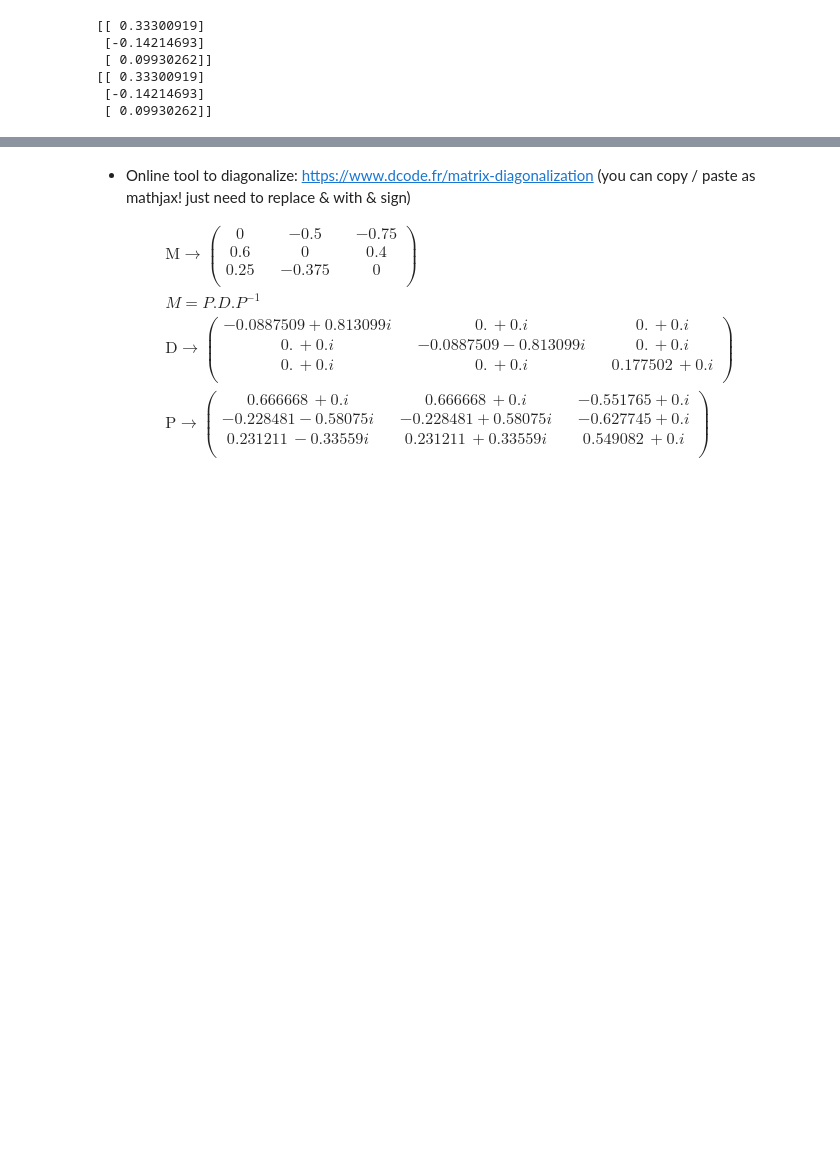
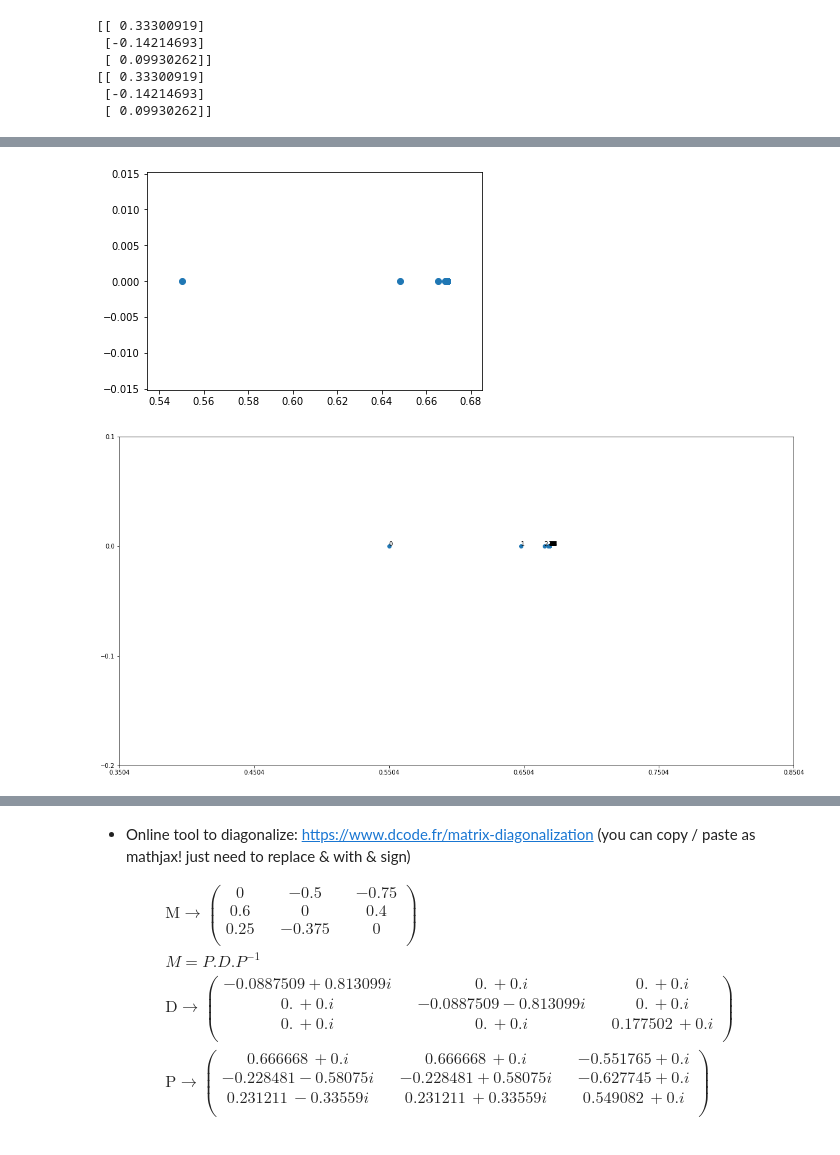
Before and after one commit to saibaba/IterativeMethods, a Jupyter notebook: IterativeMethodsForSolvingLinearSystemOfEquations.ipynb, the cells around one changed output, grey strips where cells are left out. Saved outputs shown, nothing was run; the diff lists cells and outputs as text; code cells hidden in the pictures; blank space fills up the shorter version.

```diff
--- a/IterativeMethodsForSolvingLinearSystemOfEquations.ipynb
+++ b/IterativeMethodsForSolvingLinearSystemOfEquations.ipynb
@@ -724,0 +699,7 @@ plt.show()
+# %%
+
+wl_3 = [item[2][0] for item in wl]
+plot_points(wl_3)
+# %% [output]
+[figure, added]
+[figure, added]
```
Also changed, not shown: parts of 16 cells of this notebook.
